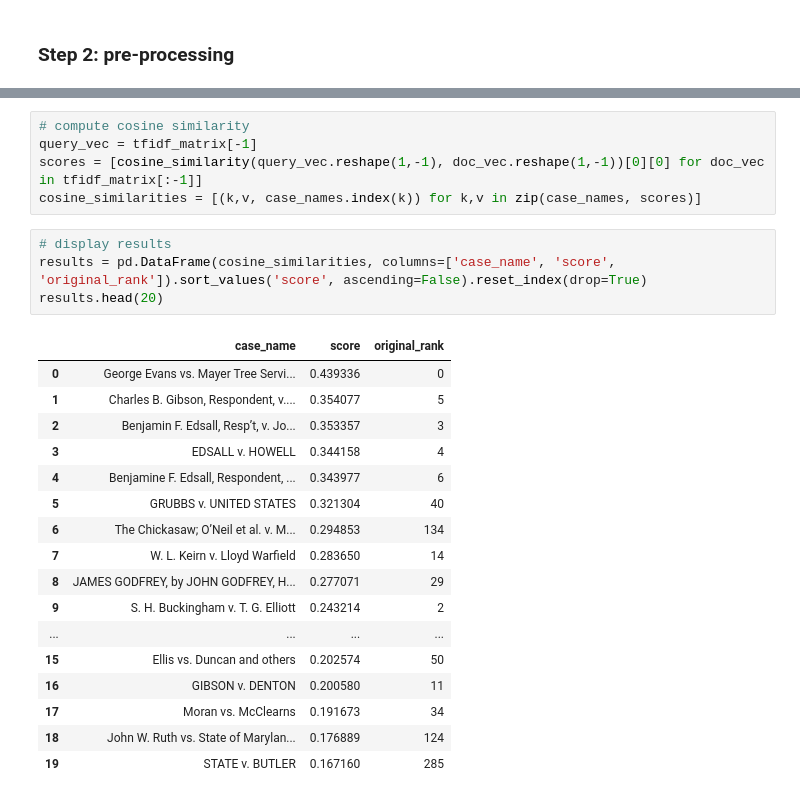
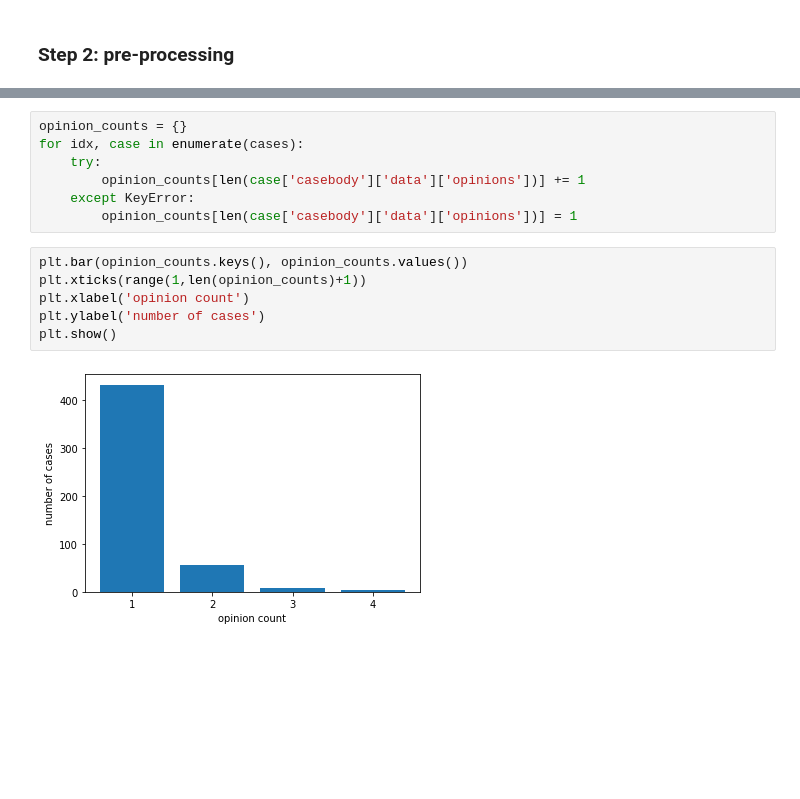
Before and after one commit to JunanQu/CanISue, a Jupyter notebook: preliminary_analysis/prelim_analysis_nikhil.ipynb, the cells around one changed output, grey strips where cells are left out. Cells and saved outputs as stored; diff of their text form; blank space fills up the shorter version.

```diff
--- a/preliminary_analysis/prelim_analysis_nikhil.ipynb
+++ b/preliminary_analysis/prelim_analysis_nikhil.ipynb
@@ -100,27 +173,15 @@ tokens considered by vectorizer:
-# %%
-# compute cosine similarity
-query_vec = tfidf_matrix[-1]
-scores = [cosine_similarity(query_vec.reshape(1,-1), doc_vec.reshape(1,-1))[0][0] for doc_vec in tfidf_matrix[:-1]]
-cosine_similarities = [(k,v, case_names.index(k)) for k,v in zip(case_names, scores)]
-# %%
-# display results
-results = pd.DataFrame(cosine_similarities, columns=['case_name', 'score', 'original_rank']).sort_values('score', ascending=False).reset_index(drop=True)
-results.head(20)
-# %% [output]
-|  | case_name | score | original_rank |
-| 0 | George Evans vs. Mayer Tree Servi... | 0.439336 | 0 |
-| 1 | Charles B. Gibson, Respondent, v.... | 0.354077 | 5 |
-| 2 | Benjamin F. Edsall, Resp’t, v. Jo... | 0.353357 | 3 |
-| 3 | EDSALL v. HOWELL | 0.344158 | 4 |
-| 4 | Benjamine F. Edsall, Respondent, ... | 0.343977 | 6 |
-| 5 | GRUBBS v. UNITED STATES | 0.321304 | 40 |
-| 6 | The Chickasaw; O’Neil et al. v. M... | 0.294853 | 134 |
-| 7 | W. L. Keirn v. Lloyd Warfield | 0.283650 | 14 |
-| 8 | JAMES GODFREY, by JOHN GODFREY, H... | 0.277071 | 29 |
-| 9 | S. H. Buckingham v. T. G. Elliott | 0.243214 | 2 |
-| ... | ... | ... | ... |
-| 15 | Ellis vs. Duncan and others | 0.202574 | 50 |
-| 16 | GIBSON v. DENTON | 0.200580 | 11 |
-| 17 | Moran vs. McClearns | 0.191673 | 34 |
-| 18 | John W. Ruth vs. State of Marylan... | 0.176889 | 124 |
-| 19 | STATE v. BUTLER | 0.167160 | 285 |
+# %%
+opinion_counts = {}
+for idx, case in enumerate(cases):
+    try:
+        opinion_counts[len(case['casebody']['data']['opinions'])] += 1
+    except KeyError:
+        opinion_counts[len(case['casebody']['data']['opinions'])] = 1
+# %%
+plt.bar(opinion_counts.keys(), opinion_counts.values())
+plt.xticks(range(1,len(opinion_counts)+1))
+plt.xlabel('opinion count')
+plt.ylabel('number of cases')
+plt.show()
+# %% [output]
+[figure, added]
```
Also changed, not shown: parts of 14 cells of this notebook, 2 other files.
